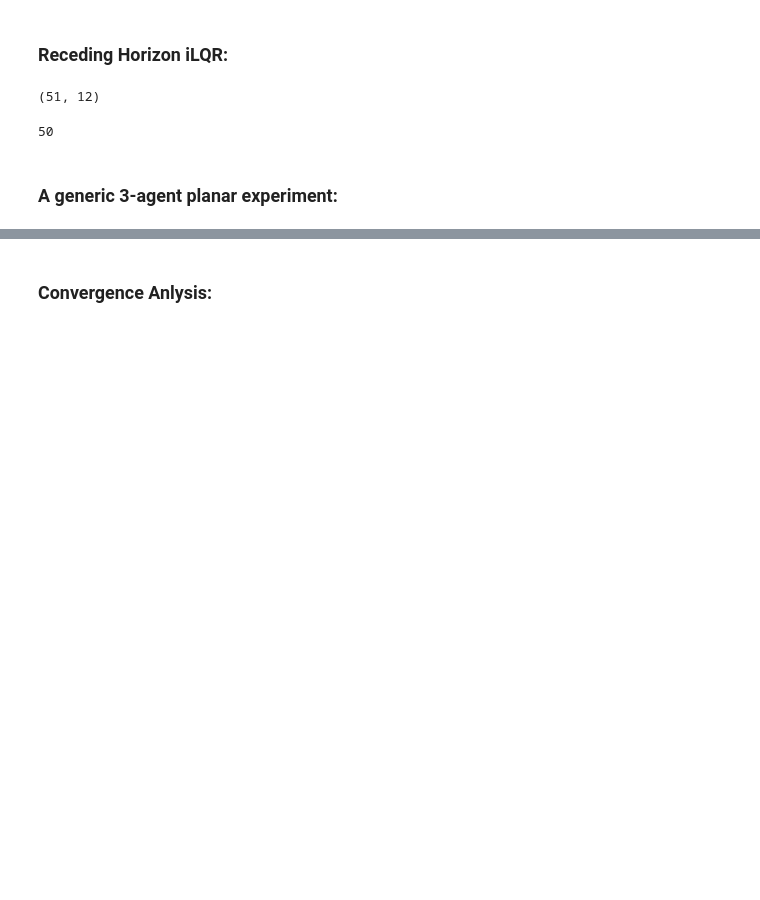
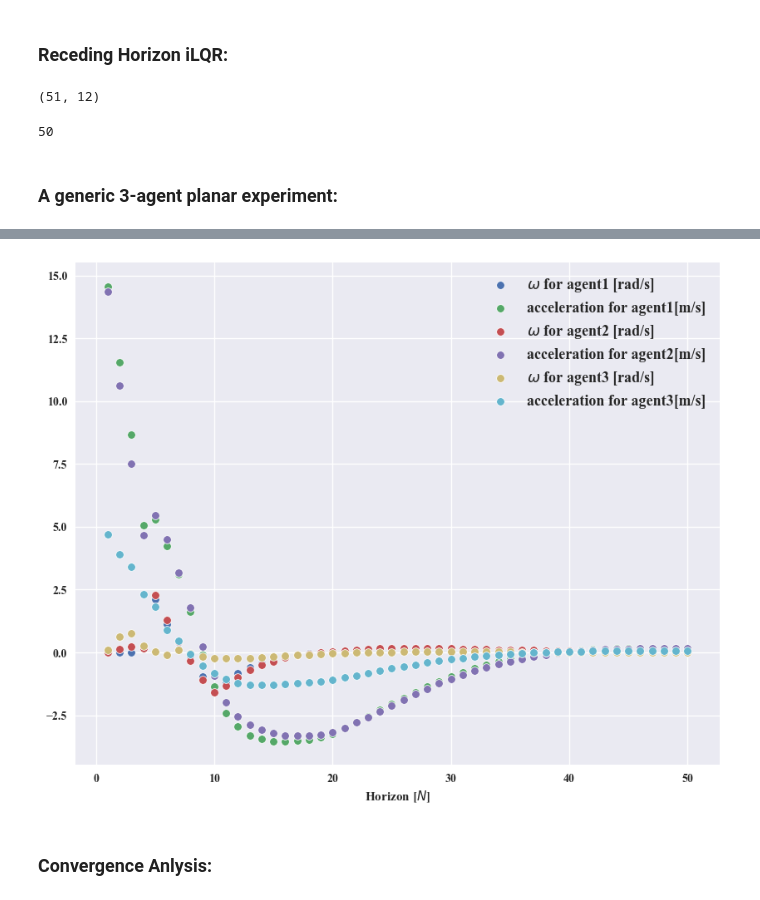
Before and after one commit to RandyChen233/potential-iLQR, a Jupyter notebook: 3_agents_receding_horizon.ipynb, the cells around one changed output, grey strips where cells are left out. Saved outputs shown, nothing was run; the diff lists cells and outputs as text; code cells hidden in the pictures; blank space fills up the shorter version.

```diff
--- a/3_agents_receding_horizon.ipynb
+++ b/3_agents_receding_horizon.ipynb
@@ -804,17 +809,21 @@ anim
+# %%
+u_trj_opt = np.asarray(u_trj_opt)
 # %%
-horizon = np.arange(1,N,1)
+horizon = np.arange(1,total_horizon+1,1)
 plt.figure(figsize=(10,8),dpi=100)
-sns.scatterplot(x=horizon,y=u_trj[:,0],label='$\omega$ for agent1 [rad/s]');
-sns.scatterplot(x=horizon,y=u_trj[:,1],label='acceleration for agent1[m/s]');
+sns.scatterplot(x=horizon,y=u_trj_opt[:,0],label='$\omega$ for agent1 [rad/s]');
+sns.scatterplot(x=horizon,y=u_trj_opt[:,1],label='acceleration for agent1[m/s]');
 
-sns.scatterplot(x=horizon,y=u_trj[:,2],label='$\omega$ for agent2 [rad/s]');
-sns.scatterplot(x=horizon,y=u_trj[:,3],label='acceleration for agent2[m/s]');
+sns.scatterplot(x=horizon,y=u_trj_opt[:,2],label='$\omega$ for agent2 [rad/s]');
+sns.scatterplot(x=horizon,y=u_trj_opt[:,3],label='acceleration for agent2[m/s]');
 
-sns.scatterplot(x=horizon,y=u_trj[:,4],label='$\omega$ for agent3 [rad/s]');
-sns.scatterplot(x=horizon,y=u_trj[:,5],label='acceleration for agent3[m/s]');
+sns.scatterplot(x=horizon,y=u_trj_opt[:,4],label='$\omega$ for agent3 [rad/s]');
+sns.scatterplot(x=horizon,y=u_trj_opt[:,5],label='acceleration for agent3[m/s]');
 
 plt.legend(fontsize=13);
 plt.xlabel('Horizon [$N$]');
+# %% [output]
+[figure, added]
 # %%
 anim.save('videos/June8_3AgentsSim_N=50.mp4',fps=10)
 # %% [markdown]
```
Also changed, not shown: parts of 5 cells of this notebook, 1 other file.
